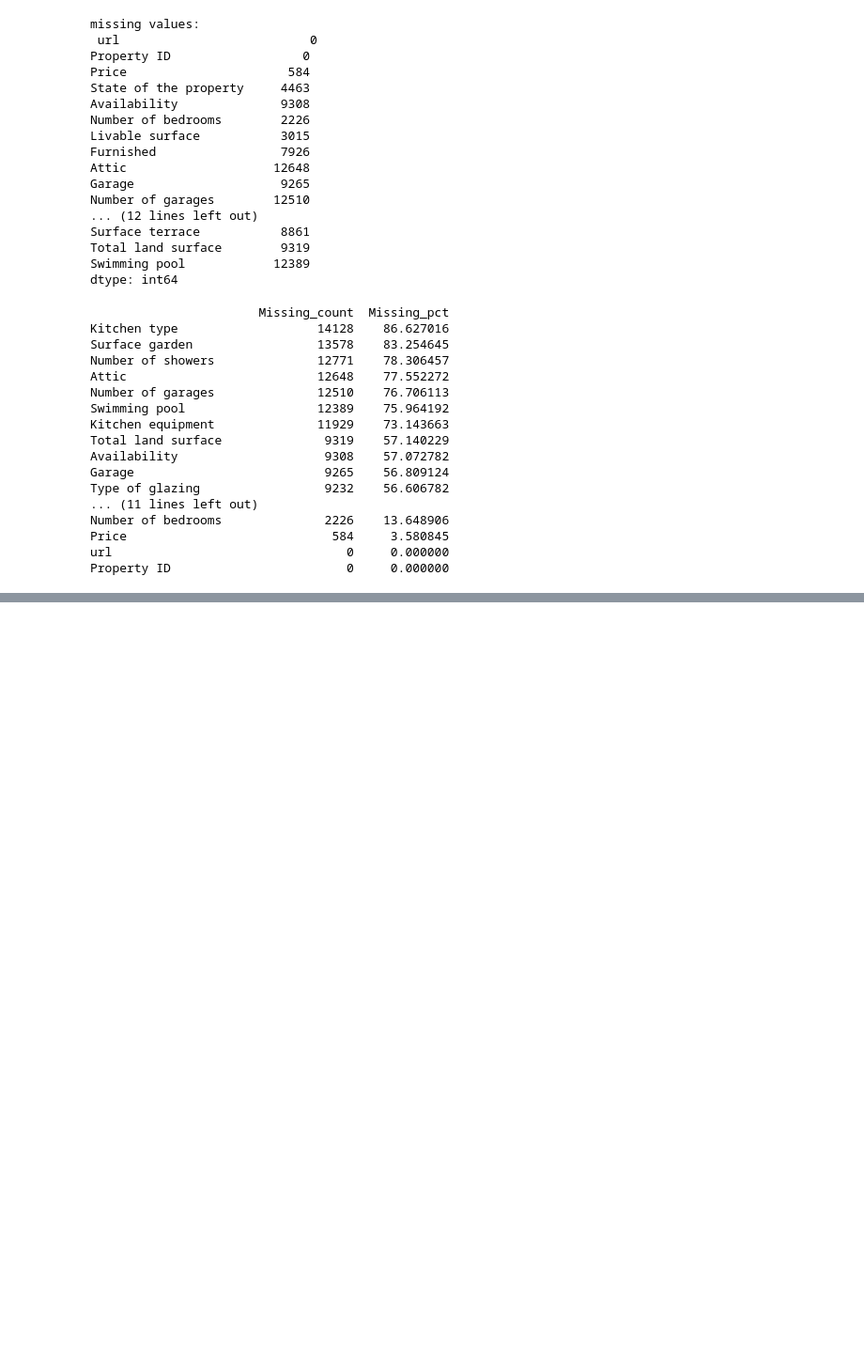
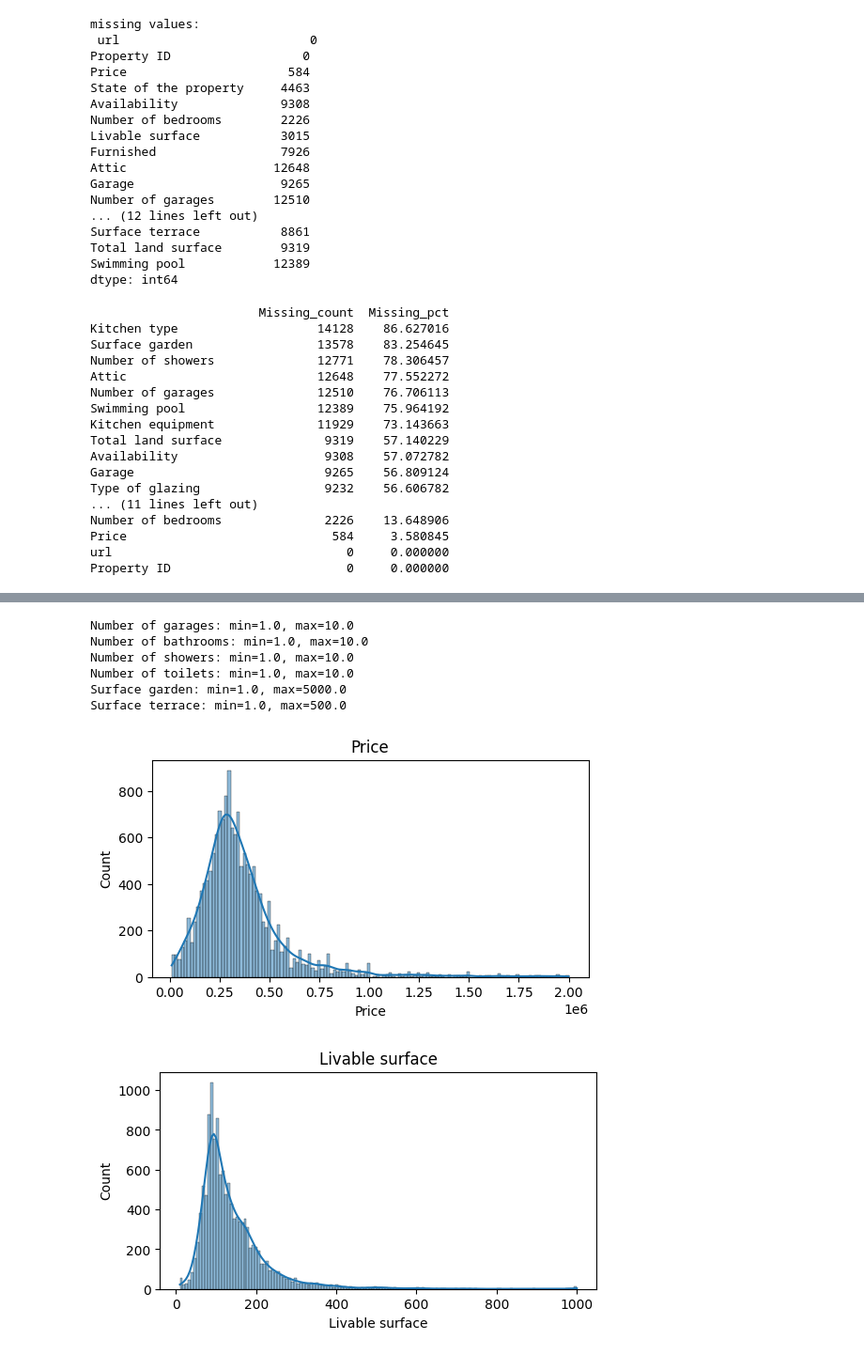
Before and after one commit to briguszmigusz/immo-eliza-data-analysis, a Jupyter notebook: analysis/esra/dev_esra_notebook.ipynb, the cells around one changed output, grey strips where cells are left out. Shown: that part at 94% size. Drawn from its saved outputs; the diff is of its cells as text; code cells hidden in the pictures; blank space fills up the shorter version.

```diff
--- a/analysis/esra/dev_esra_notebook.ipynb
+++ b/analysis/esra/dev_esra_notebook.ipynb
@@ -192,0 +441,4 @@ df.to_csv(r"C:\Users\esram\OneDrive\Desktop\esrabecode\immo-eliza-data analysis\
+# %%
+binary_cols = ['Furnished', 'Attic', 'Garage', 'Terrace',
+               'Garden', 'Swimming pool', 'Elevator']
+df[binary_cols] = df[binary_cols].fillna(0).astype(int)
@@ -192,0 +508,10 @@ df.to_csv(r"C:\Users\esram\OneDrive\Desktop\esrabecode\immo-eliza-data analysis\
+# %%
+columns_to_check = [
+    'Number of bedrooms', 'Livable surface', 'Number of garages',
+    'Number of bathrooms', 'Number of showers', 'Number of toilets',
+    'Surface garden', 'Surface terrace'
+]
+
+for col in columns_to_check:
+    print(f"\n--- {col} ---")
+    print(df[col].describe().apply(lambda x: format(x, ',.0f')))
@@ -192,0 +536,31 @@ df.to_csv(r"C:\Users\esram\OneDrive\Desktop\esrabecode\immo-eliza-data analysis\
+# %%
+df['Number of garages'] = df['Number of garages'].clip(lower=0, upper=10)
+df['Number of bathrooms'] = df['Number of bathrooms'].clip(lower=0, upper=10)
+df['Number of showers'] = df['Number of showers'].clip(lower=0, upper=10)
+df['Number of toilets'] = df['Number of toilets'].clip(lower=0, upper=10)
+df['Surface garden'] = df['Surface garden'].clip(lower=0, upper=5000)
+df['Surface terrace'] = df['Surface terrace'].clip(lower=0, upper=500)
+# %%
+for col in ['Number of garages', 'Number of bathrooms', 'Number of showers', 'Number of toilets', 'Surface garden', 'Surface terrace']:
+    print(f"{col}: min={df[col].min()}, max={df[col].max()}")
+# %% [output]
+Number of garages: min=1.0, max=10.0
+Number of bathrooms: min=1.0, max=10.0
+Number of showers: min=1.0, max=10.0
+Number of toilets: min=1.0, max=10.0
+Surface garden: min=1.0, max=5000.0
+Surface terrace: min=1.0, max=500.0
+# %%
+import seaborn as sns
+import matplotlib.pyplot as plt
+
+numeric_cols = ['Price', 'Livable surface']
+
+for col in numeric_cols:
+    plt.figure(figsize=(6,3))
+    sns.histplot(df[col], kde=True)
+    plt.title(col)
+    plt.show()
+# %% [output]
+[figure, added]
+[figure, added]
```
Also changed, not shown: parts of 27 cells of this notebook, 2 other files.
